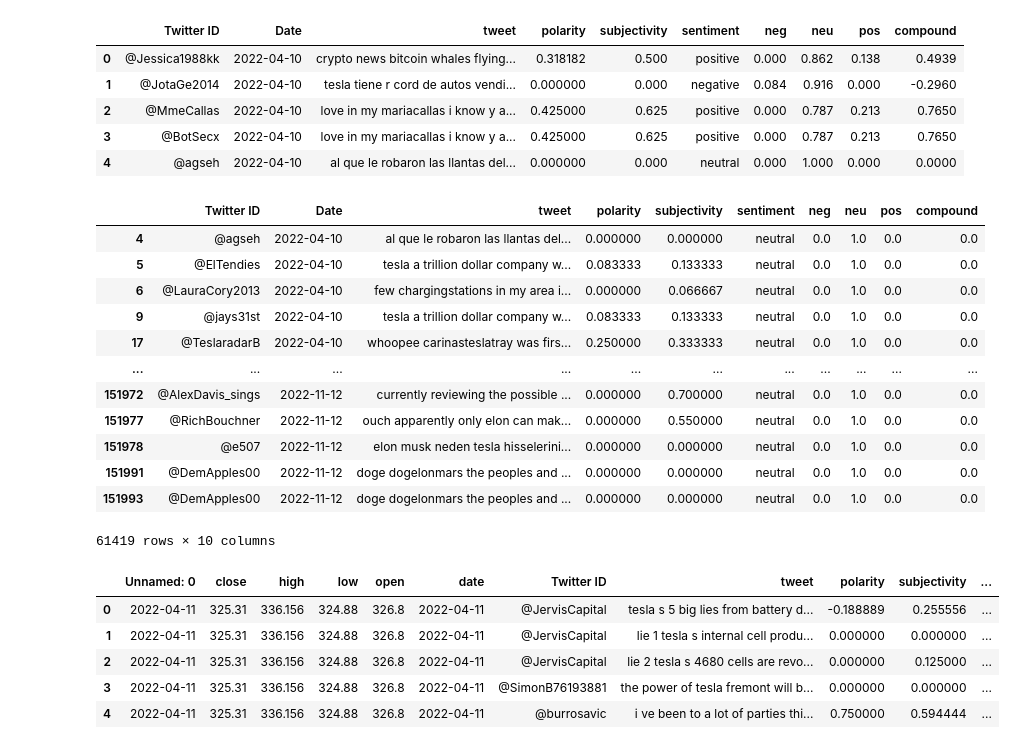
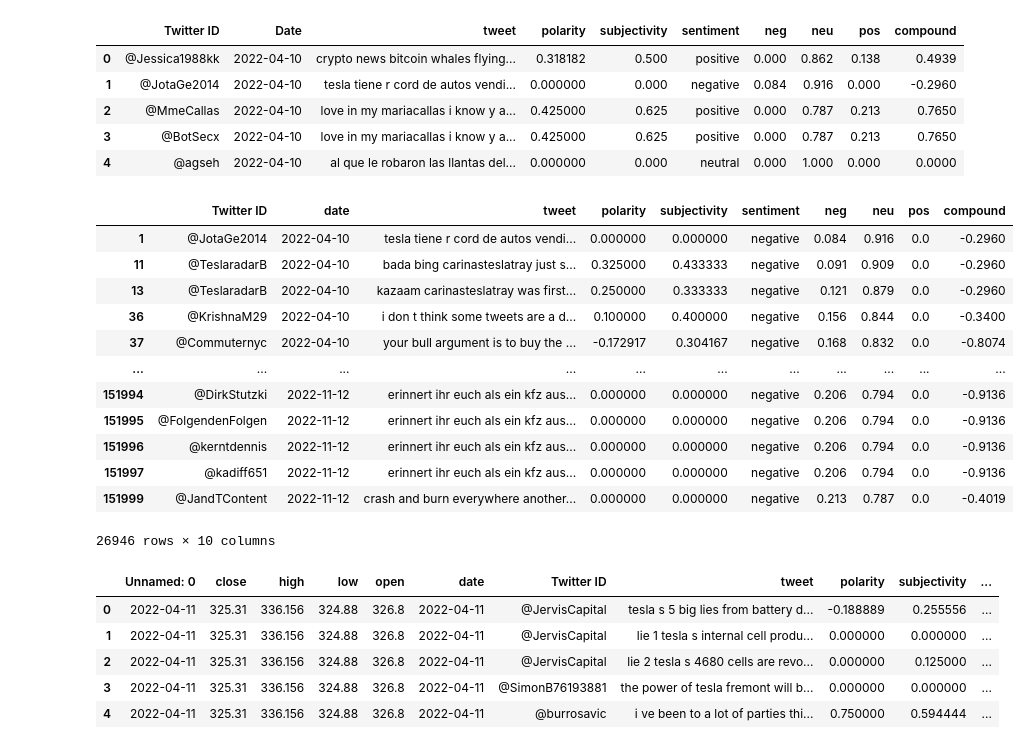
Before and after one commit to mgmsara/Stock-Market-forecasting, a Jupyter notebook: Sentimental Analysis Elon.ipynb, the cells around one changed output. Saved outputs shown, nothing was run; the diff lists cells and outputs as text; code cells hidden in the pictures.

```diff
--- a/Sentimental Analysis Elon.ipynb
+++ b/Sentimental Analysis Elon.ipynb
@@ -407,22 +407,22 @@ tesla_tw.head()
 | 2 | @MmeCallas | 2022-04-10 | love in my mariacallas i know y a... | 0.425000 | 0.625 | positive | 0.000 | 0.787 | 0.213 | 0.7650 |
 | 3 | @BotSecx | 2022-04-10 | love in my mariacallas i know y a... | 0.425000 | 0.625 | positive | 0.000 | 0.787 | 0.213 | 0.7650 |
 | 4 | @agseh | 2022-04-10 | al que le robaron las llantas del... | 0.000000 | 0.000 | neutral | 0.000 | 1.000 | 0.000 | 0.0000 |
-# %%
-tesla_tw.loc[tesla_tw['sentiment']=='neutral']
-# %% [output]
-|  | Twitter ID | Date | tweet | polarity | subjectivity | sentiment | neg | neu | pos | compound |
-| 4 | @agseh | 2022-04-10 | al que le robaron las llantas del... | 0.000000 | 0.000000 | neutral | 0.0 | 1.0 | 0.0 | 0.0 |
-| 5 | @ElTendies | 2022-04-10 | tesla a trillion dollar company w... | 0.083333 | 0.133333 | neutral | 0.0 | 1.0 | 0.0 | 0.0 |
-| 6 | @LauraCory2013 | 2022-04-10 | few chargingstations in my area i... | 0.000000 | 0.066667 | neutral | 0.0 | 1.0 | 0.0 | 0.0 |
-| 9 | @jays31st | 2022-04-10 | tesla a trillion dollar company w... | 0.083333 | 0.133333 | neutral | 0.0 | 1.0 | 0.0 | 0.0 |
-| 17 | @TeslaradarB | 2022-04-10 | whoopee carinasteslatray was firs... | 0.250000 | 0.333333 | neutral | 0.0 | 1.0 | 0.0 | 0.0 |
-| ... | ... | ... | ... | ... | ... | ... | ... | ... | ... | ... |
-| 151972 | @AlexDavis_sings | 2022-11-12 | currently reviewing the possible ... | 0.000000 | 0.700000 | neutral | 0.0 | 1.0 | 0.0 | 0.0 |
-| 151977 | @RichBouchner | 2022-11-12 | ouch apparently only elon can mak... | 0.000000 | 0.550000 | neutral | 0.0 | 1.0 | 0.0 | 0.0 |
-| 151978 | @e507 | 2022-11-12 | elon musk neden tesla hisselerini... | 0.000000 | 0.000000 | neutral | 0.0 | 1.0 | 0.0 | 0.0 |
-| 151991 | @DemApples00 | 2022-11-12 | doge dogelonmars the peoples and ... | 0.000000 | 0.000000 | neutral | 0.0 | 1.0 | 0.0 | 0.0 |
-| 151993 | @DemApples00 | 2022-11-12 | doge dogelonmars the peoples and ... | 0.000000 | 0.000000 | neutral | 0.0 | 1.0 | 0.0 | 0.0 |
-61419 rows × 10 columns
+# %%
+tesla_tw.loc[tesla_tw['sentiment']=='negative']
+# %% [output]
+|  | Twitter ID | date | tweet | polarity | subjectivity | sentiment | neg | neu | pos | compound |
+| 1 | @JotaGe2014 | 2022-04-10 | tesla tiene r cord de autos vendi... | 0.000000 | 0.000000 | negative | 0.084 | 0.916 | 0.0 | -0.2960 |
+| 11 | @TeslaradarB | 2022-04-10 | bada bing carinasteslatray just s... | 0.325000 | 0.433333 | negative | 0.091 | 0.909 | 0.0 | -0.2960 |
+| 13 | @TeslaradarB | 2022-04-10 | kazaam carinasteslatray was first... | 0.250000 | 0.333333 | negative | 0.121 | 0.879 | 0.0 | -0.2960 |
+| 36 | @KrishnaM29 | 2022-04-10 | i don t think some tweets are a d... | 0.100000 | 0.400000 | negative | 0.156 | 0.844 | 0.0 | -0.3400 |
+| 37 | @Commuternyc | 2022-04-10 | your bull argument is to buy the ... | -0.172917 | 0.304167 | negative | 0.168 | 0.832 | 0.0 | -0.8074 |
+| ... | ... | ... | ... | ... | ... | ... | ... | ... | ... | ... |
+| 151994 | @DirkStutzki | 2022-11-12 | erinnert ihr euch als ein kfz aus... | 0.000000 | 0.000000 | negative | 0.206 | 0.794 | 0.0 | -0.9136 |
+| 151995 | @FolgendenFolgen | 2022-11-12 | erinnert ihr euch als ein kfz aus... | 0.000000 | 0.000000 | negative | 0.206 | 0.794 | 0.0 | -0.9136 |
+| 151996 | @kerntdennis | 2022-11-12 | erinnert ihr euch als ein kfz aus... | 0.000000 | 0.000000 | negative | 0.206 | 0.794 | 0.0 | -0.9136 |
+| 151997 | @kadiff651 | 2022-11-12 | erinnert ihr euch als ein kfz aus... | 0.000000 | 0.000000 | negative | 0.206 | 0.794 | 0.0 | -0.9136 |
+| 151999 | @JandTContent | 2022-11-12 | crash and burn everywhere another... | 0.000000 | 0.000000 | negative | 0.213 | 0.787 | 0.0 | -0.4019 |
+26946 rows × 10 columns
 # %%
 tesla_tw.rename(columns = {'Date':'date'}, inplace = True)
 # %%
```
Also changed, not shown: parts of 24 cells of this notebook, 1 other file.
